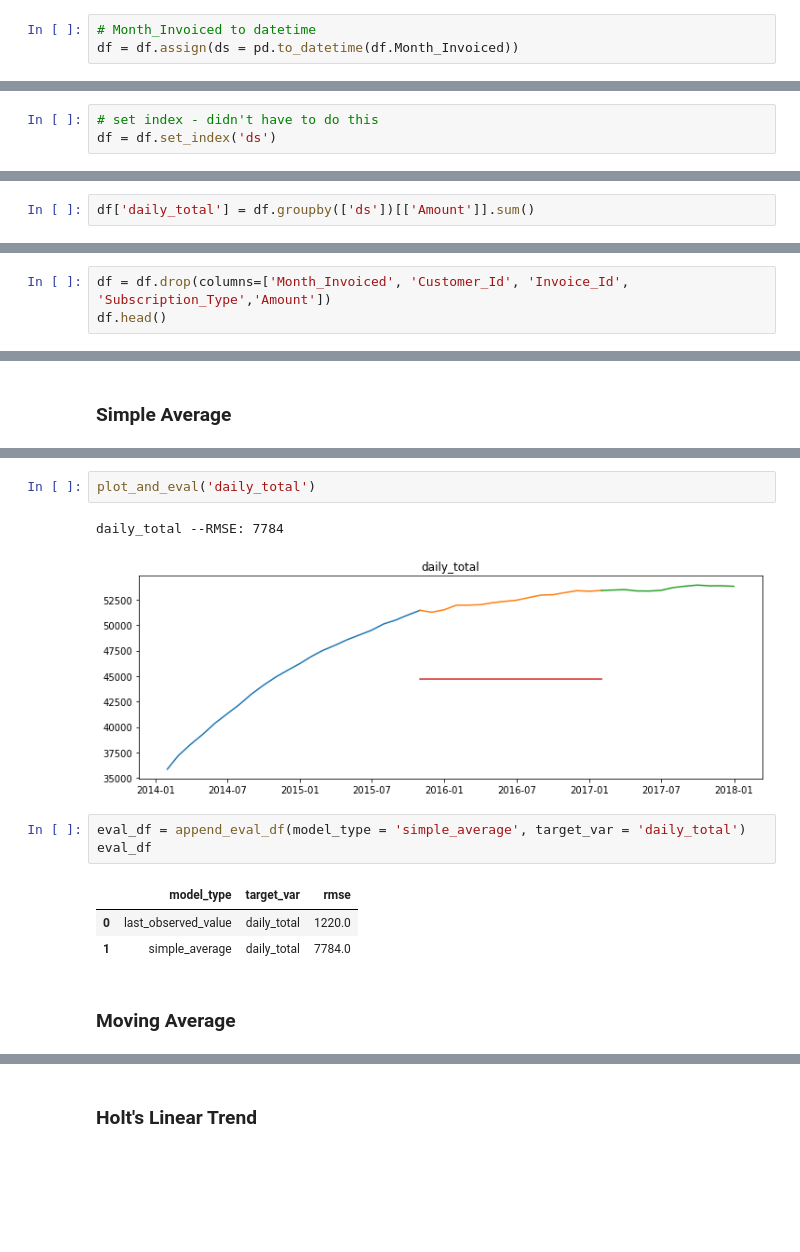
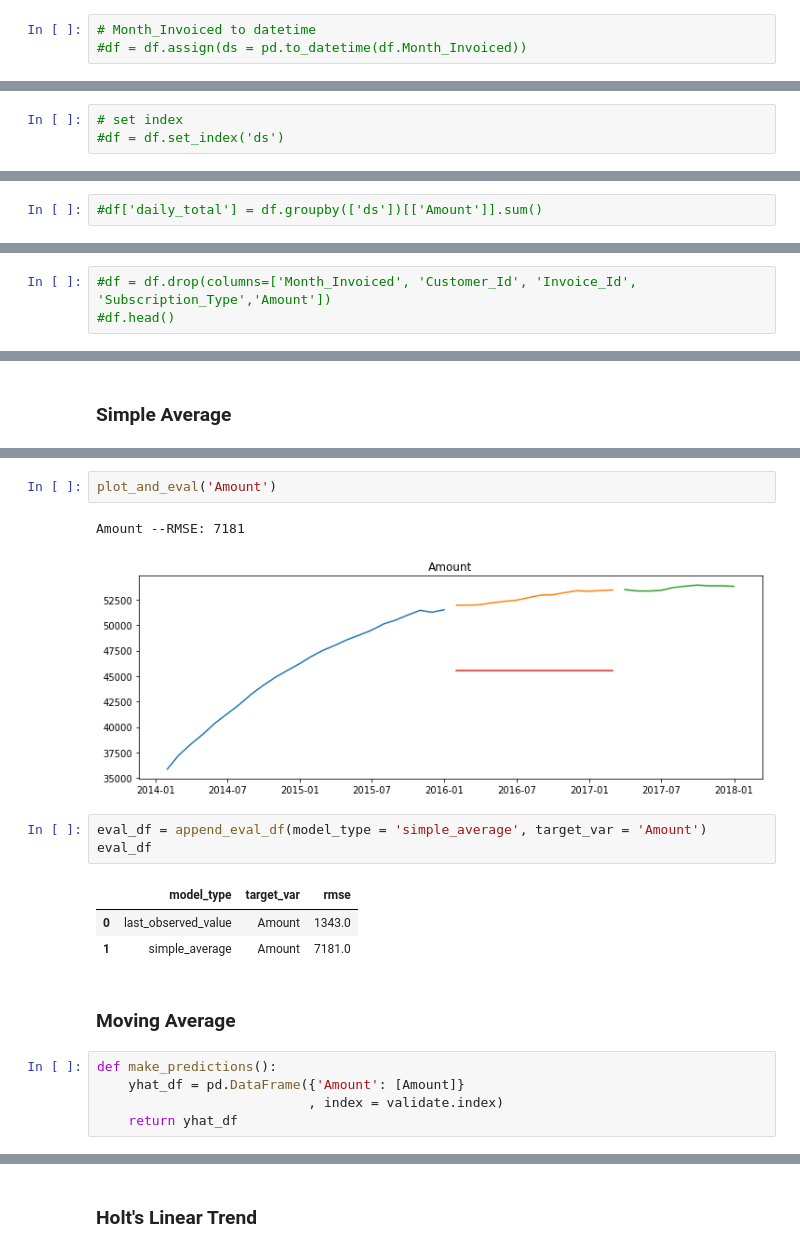
Before and after one commit to veronica-f-reyes/time-series-exercises, a Jupyter notebook: model.ipynb, the cells around one changed output, grey strips where cells are left out. Cells and saved outputs as stored; diff of their text form; blank space fills up the shorter version.

```diff
--- a/model.ipynb
+++ b/model.ipynb
@@ -79,6 +85,6 @@ memory usage: 30.2+ MB
 # %%
 # Month_Invoiced to datetime
-df = df.assign(ds = pd.to_datetime(df.Month_Invoiced))
+#df = df.assign(ds = pd.to_datetime(df.Month_Invoiced))
 # %%
 df.info()
 # %% [output]
@@ -120,6 +127,6 @@ df.tail(1)
 # %%
-# set index - didn't have to do this
-df = df.set_index('ds')
+# set index
+#df = df.set_index('ds')
 # %%
 df.head()
 # %% [output]
@@ -133,2 +140,2 @@ df.head()
 # %%
-df['daily_total'] = df.groupby(['ds'])[['Amount']].sum()
+#df['daily_total'] = df.groupby(['ds'])[['Amount']].sum()
@@ -141,3 +144,3 @@ Index(['Month_Invoiced', 'Customer_Id', 'Invoice_Id', 'Subscription_Type',
 # %%
-df = df.drop(columns=['Month_Invoiced', 'Customer_Id', 'Invoice_Id', 'Subscription_Type','Amount'])
-df.head()
+#df = df.drop(columns=['Month_Invoiced', 'Customer_Id', 'Invoice_Id', 'Subscription_Type','Amount'])
+#df.head()
@@ -364,15 +361,20 @@ yhat_df
 # %%
-plot_and_eval('daily_total')
+plot_and_eval('Amount')
 # %% [output]
-daily_total --RMSE: 7784
+Amount --RMSE: 7181
-[figure, old version]
+[figure, new version]
 # %%
-eval_df = append_eval_df(model_type = 'simple_average', target_var = 'daily_total')
+eval_df = append_eval_df(model_type = 'simple_average', target_var = 'Amount')
 eval_df
 # %% [output]
 |  | model_type | target_var | rmse |
-| 0 | last_observed_value | daily_total | 1220.0 |
-| 1 | simple_average | daily_total | 7784.0 |
+| 0 | last_observed_value | Amount | 1343.0 |
+| 1 | simple_average | Amount | 7181.0 |
 # %% [markdown]
 ### Moving Average
+# %%
+def make_predictions():
+    yhat_df = pd.DataFrame({'Amount': [Amount]}
+                           , index = validate.index)
+    return yhat_df
 # %%
```
Also changed, not shown: parts of 47 cells of this notebook.
